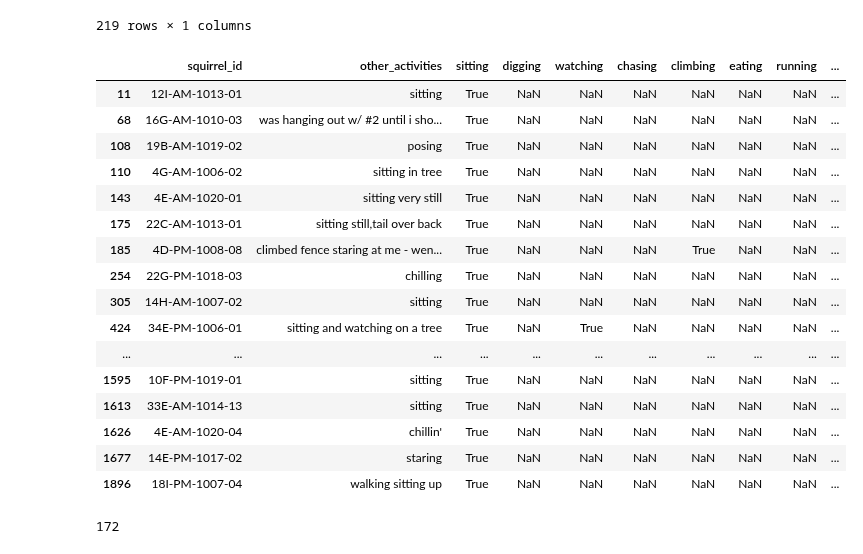
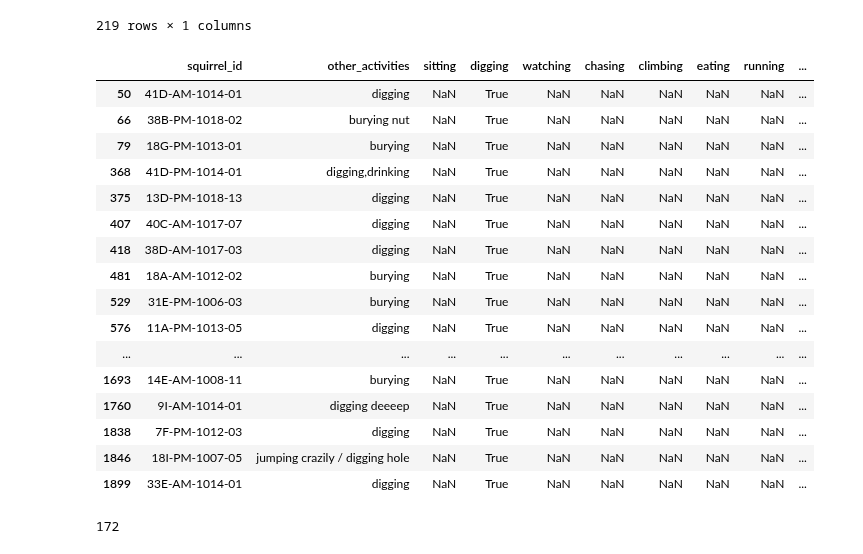
Before and after one commit to alyssahondrade/we-the-new-york-city-squirrels, a Jupyter notebook: squirrel_cleaning.ipynb, the cells around one changed output. Drawn from its saved outputs; the diff is of its cells as text; code cells hidden in the pictures.

```diff
--- a/squirrel_cleaning.ipynb
+++ b/squirrel_cleaning.ipynb
@@ -279,7 +279,7 @@ for idx, row in activities_df.iterrows():
         for activity in column_names:
             if (row[activity] == True):
                 continue
-            elif (word == activity):
+            if (word == activity):
                 row[activity] = True
             else:
                 row[activity] = False
@@ -835,44 +835,44 @@ for col_name in missing_cols:
 # %%
 # CONVERT THIS TO A DICTIONARY LATER, for simplicity!
 # Combine activities
 patterns = [
     'sit', 'watch', 'staring', 'posing', 'hanging out', 'chillin', 'dig', 'bury', 'chas', 'climb', 'eat', 'hop', 'foraging', 'running']
 activity_col = [
     'sitting', 'watching', 'sitting', 'sitting', 'sitting', 'sitting', 'digging', 'digging', 'chasing', 'climbing', 'eating', 'running', 'foraging', 'running']
 
 all_indices = []
 for idx_pattern, pattern in enumerate(patterns):
     idx_sit = list(other_df[other_df['other_activities'].str.contains(pattern)].index)
     all_indices.append(idx_sit)
 
     for idx in idx_sit:
         other_df.loc[idx, activity_col[idx_pattern]] = True
 # idx_sit = list(other_df[other_df['other_activities'].str.contains(pattern_sitting)].index)
 
 # for idx in idx_sit:
 #     other_df.loc[idx, 'sitting'] = True
 
-other_df[other_df['sitting'] == True]
+other_df[other_df['digging'] == True]
 # for idx, row in other_df.iterrows():
 #     print(row['other_activities'])
 # %% [output]
 |  | squirrel_id | other_activities | sitting | digging | watching | chasing | climbing | eating | running | ... |
-| 11 | 12I-AM-1013-01 | sitting | True | NaN | NaN | NaN | NaN | NaN | NaN | ... |
-| 68 | 16G-AM-1010-03 | was hanging out w/ #2 until i sho... | True | NaN | NaN | NaN | NaN | NaN | NaN | ... |
-| 108 | 19B-AM-1019-02 | posing | True | NaN | NaN | NaN | NaN | NaN | NaN | ... |
-| 110 | 4G-AM-1006-02 | sitting in tree | True | NaN | NaN | NaN | NaN | NaN | NaN | ... |
-| 143 | 4E-AM-1020-01 | sitting very still | True | NaN | NaN | NaN | NaN | NaN | NaN | ... |
-| 175 | 22C-AM-1013-01 | sitting still,tail over back | True | NaN | NaN | NaN | NaN | NaN | NaN | ... |
-| 185 | 4D-PM-1008-08 | climbed fence staring at me - wen... | True | NaN | NaN | NaN | True | NaN | NaN | ... |
-| 254 | 22G-PM-1018-03 | chilling | True | NaN | NaN | NaN | NaN | NaN | NaN | ... |
-| 305 | 14H-AM-1007-02 | sitting | True | NaN | NaN | NaN | NaN | NaN | NaN | ... |
-| 424 | 34E-PM-1006-01 | sitting and watching on a tree | True | NaN | True | NaN | NaN | NaN | NaN | ... |
+| 50 | 41D-AM-1014-01 | digging | NaN | True | NaN | NaN | NaN | NaN | NaN | ... |
+| 66 | 38B-PM-1018-02 | burying nut | NaN | True | NaN | NaN | NaN | NaN | NaN | ... |
+| 79 | 18G-PM-1013-01 | burying | NaN | True | NaN | NaN | NaN | NaN | NaN | ... |
+| 368 | 41D-PM-1014-01 | digging,drinking | NaN | True | NaN | NaN | NaN | NaN | NaN | ... |
+| 375 | 13D-PM-1018-13 | digging | NaN | True | NaN | NaN | NaN | NaN | NaN | ... |
+| 407 | 40C-AM-1017-07 | digging | NaN | True | NaN | NaN | NaN | NaN | NaN | ... |
+| 418 | 38D-AM-1017-03 | digging | NaN | True | NaN | NaN | NaN | NaN | NaN | ... |
+| 481 | 18A-AM-1012-02 | burying | NaN | True | NaN | NaN | NaN | NaN | NaN | ... |
+| 529 | 31E-PM-1006-03 | burying | NaN | True | NaN | NaN | NaN | NaN | NaN | ... |
+| 576 | 11A-PM-1013-05 | digging | NaN | True | NaN | NaN | NaN | NaN | NaN | ... |
 | ... | ... | ... | ... | ... | ... | ... | ... | ... | ... | ... |
-| 1595 | 10F-PM-1019-01 | sitting | True | NaN | NaN | NaN | NaN | NaN | NaN | ... |
-| 1613 | 33E-AM-1014-13 | sitting | True | NaN | NaN | NaN | NaN | NaN | NaN | ... |
-| 1626 | 4E-AM-1020-04 | chillin' | True | NaN | NaN | NaN | NaN | NaN | NaN | ... |
-| 1677 | 14E-PM-1017-02 | staring | True | NaN | NaN | NaN | NaN | NaN | NaN | ... |
-| 1896 | 18I-PM-1007-04 | walking sitting up | True | NaN | NaN | NaN | NaN | NaN | NaN | ... |
+| 1693 | 14E-AM-1008-11 | burying | NaN | True | NaN | NaN | NaN | NaN | NaN | ... |
+| 1760 | 9I-AM-1014-01 | digging deeeep | NaN | True | NaN | NaN | NaN | NaN | NaN | ... |
+| 1838 | 7F-PM-1012-03 | digging | NaN | True | NaN | NaN | NaN | NaN | NaN | ... |
+| 1846 | 18I-PM-1007-05 | jumping crazily / digging hole | NaN | True | NaN | NaN | NaN | NaN | NaN | ... |
+| 1899 | 33E-AM-1014-01 | digging | NaN | True | NaN | NaN | NaN | NaN | NaN | ... |
 # %%
 flat_indices = [value for row in all_indices for value in row]
 len(flat_indices)
```
Also changed, not shown: parts of 1 cell of this notebook, 11 other files.
